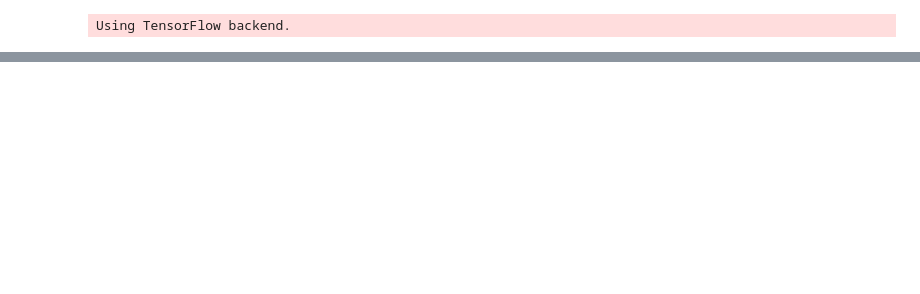
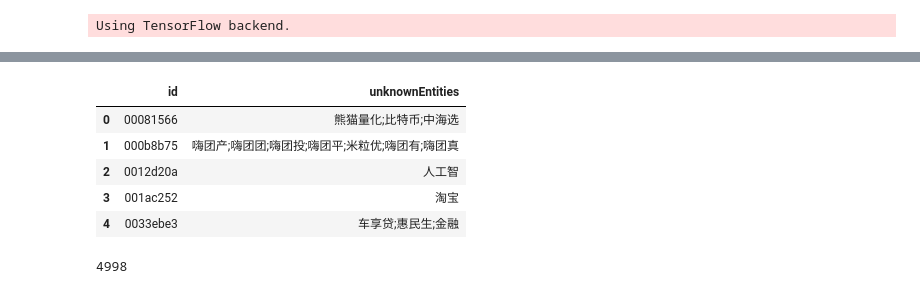
Before and after one commit to ZLCaesar/ccf, a Jupyter notebook: code/main.ipynb, the cells around one changed output, grey strips where cells are left out. Drawn from its saved outputs; the diff is of its cells as text; code cells hidden in the pictures; blank space fills up the shorter version.

```diff
--- a/code/main.ipynb
+++ b/code/main.ipynb
@@ -200 +242,33 @@ nret.head()
+# %%
+def resh(x):
+    temp = x.split(';')
+    dic = {}
+    for item in temp:
+        dic[item] = len(item)
+    sort = sorted(dic.items(), key = lambda x:x[1], reverse=True)
+    ret = [sort[0][0]]
+
+    for i in range(len(sort)-1):
+        flag = False
+        for item in ret:
+            if sort[i+1][0] in item:
+                flag = True
+        if not flag:
+            ret.append(sort[i+1][0])
+
+    return ';'.join(ret)
+# %%
+nret['unknownEntities'] = nret['unknownEntities'].apply(resh)
+nret.head()
+# %% [output]
+|  | id | unknownEntities |
+| 0 | 00081566 | 熊猫量化;比特币;中海选 |
+| 1 | 000b8b75 | 嗨团产;嗨团团;嗨团投;嗨团平;米粒优;嗨团有;嗨团真 |
+| 2 | 0012d20a | 人工智 |
+| 3 | 001ac252 | 淘宝 |
+| 4 | 0033ebe3 | 车享贷;惠民生;金融 |
+# %%
+len(set(process_data.test_id))
+# %% [output]
+4998
 # %%
```
Also changed, not shown: parts of 18 cells of this notebook, 10 other files.
